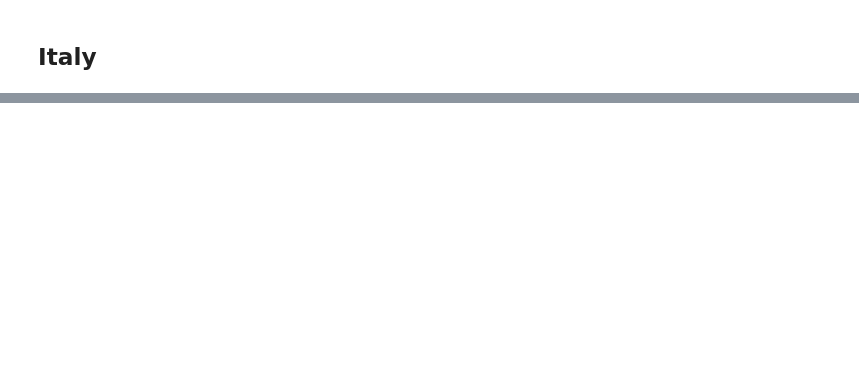
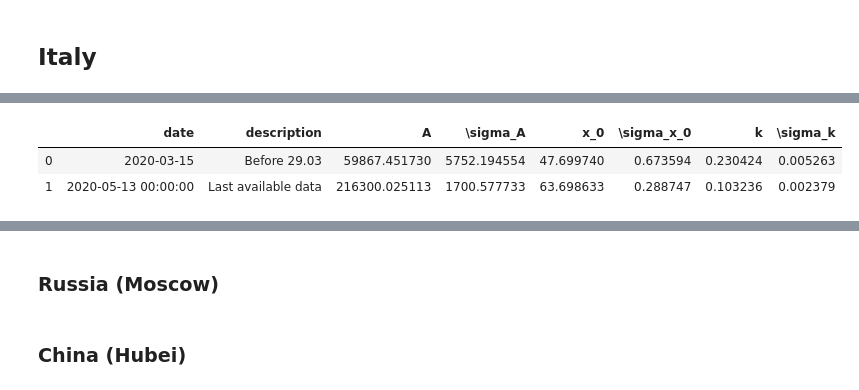
Before and after one commit to eg0rim/ER-project, a Jupyter notebook: project.ipynb, the cells around one changed output, grey strips where cells are left out. Cells and saved outputs as stored; diff of their text form; code cells hidden in the pictures; blank space fills up the shorter version.

```diff
--- a/project.ipynb
+++ b/project.ipynb
@@ -207,0 +308,22 @@ plotter(df, params)
+# %%
+df = load_data("ITA")
+cutoffs = pd.DataFrame({
+    "date": ["2020-03-15"],
+    "description": ["Before 29.03"]
+})
+# %%
+params = get_fit_of_cutoffs(df, cutoffs)
+figs = plotter(df, params, events)
+display(unfold(params))
+for f in figs:
+    #add_filling(f, x0=date("2020-02-18"), x1=date("2020-02-23"))
+    #add_caption(f, date("2020-02-18"), text="Patient 31", pos_x=-50)
+    #add_caption(f, date("2020-02-23"), "Patient 31 isolated", pos_x= 50)
+    #add_caption(f, date("2020-02-20-12", format="%Y-%m-%d-%H"), "Shincheonji Church incident", pos_x=- 10, pos_y = -50, wline=False)
+    #add_filling(f, date("2020-02-20"), date("2020-03-08"), fill_color="Green")
+    #add_caption(f, date("2020-02-29"), "Additional measures imposed<br>Tracking of church members", bg_color="LightGreen",pos_x=160, pos_y=-60, wline=False)
+    f.show()
+# %% [output]
+|  | date | description | A | \sigma_A | x_0 | \sigma_x_0 | k | \sigma_k |
+| 0 | 2020-03-15 | Before 29.03 | 59867.451730 | 5752.194554 | 47.699740 | 0.673594 | 0.230424 | 0.005263 |
+| 1 | 2020-05-13 00:00:00 | Last available data | 216300.025113 | 1700.577733 | 63.698633 | 0.288747 | 0.103236 | 0.002379 |
@@ -207,0 +333,4 @@ plotter(df, params)
+# %% [markdown]
+### Russia (Moscow)
+# %% [markdown]
+### China (Hubei)
```
Also changed, not shown: parts of 9 cells of this notebook.
